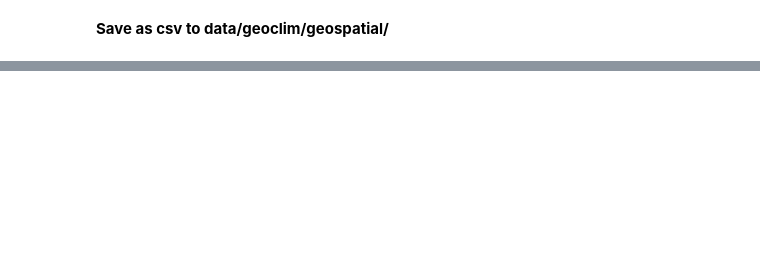
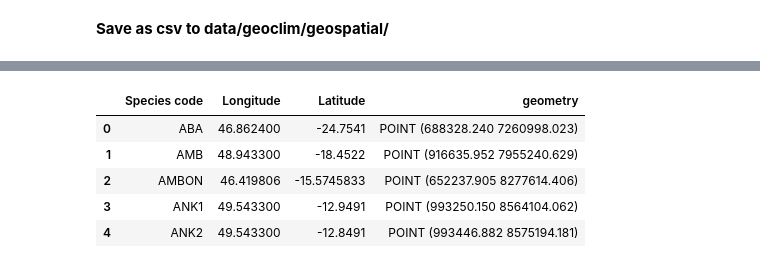
Before and after one commit to tahiri-lab/py_madaclim, a Jupyter notebook: src/data_exploration.ipynb, the cells around one changed output, grey strips where cells are left out. Saved outputs shown, nothing was run; the diff lists cells and outputs as text; code cells hidden in the pictures; blank space fills up the shorter version.

```diff
--- a/src/data_exploration.ipynb
+++ b/src/data_exploration.ipynb
@@ -116,0 +338,10 @@ Number of samples for specimens with BOTH GPS AND genetic data : 56
+# %%
+gdf_postions_all = gdf_postions_all.to_crs(32738)
+gdf_postions_all.head()
+# %% [output]
+|  | Species code | Longitude | Latitude | geometry |
+| 0 | ABA | 46.862400 | -24.7541 | POINT (688328.240 7260998.023) |
+| 1 | AMB | 48.943300 | -18.4522 | POINT (916635.952 7955240.629) |
+| 2 | AMBON | 46.419806 | -15.5745833 | POINT (652237.905 8277614.406) |
+| 3 | ANK1 | 49.543300 | -12.9491 | POINT (993250.150 8564104.062) |
+| 4 | ANK2 | 49.543300 | -12.8491 | POINT (993446.882 8575194.181) |
```
Also changed, not shown: parts of 55 cells of this notebook.
